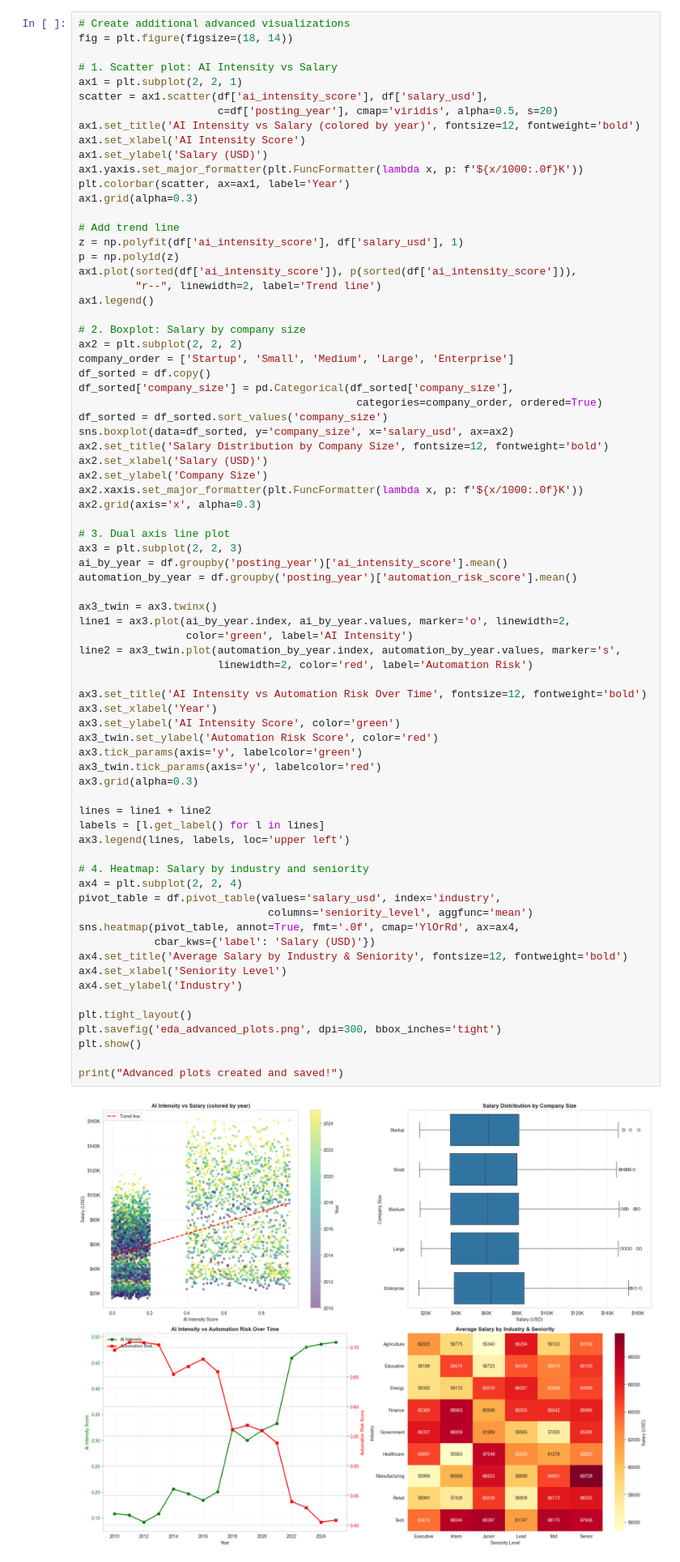
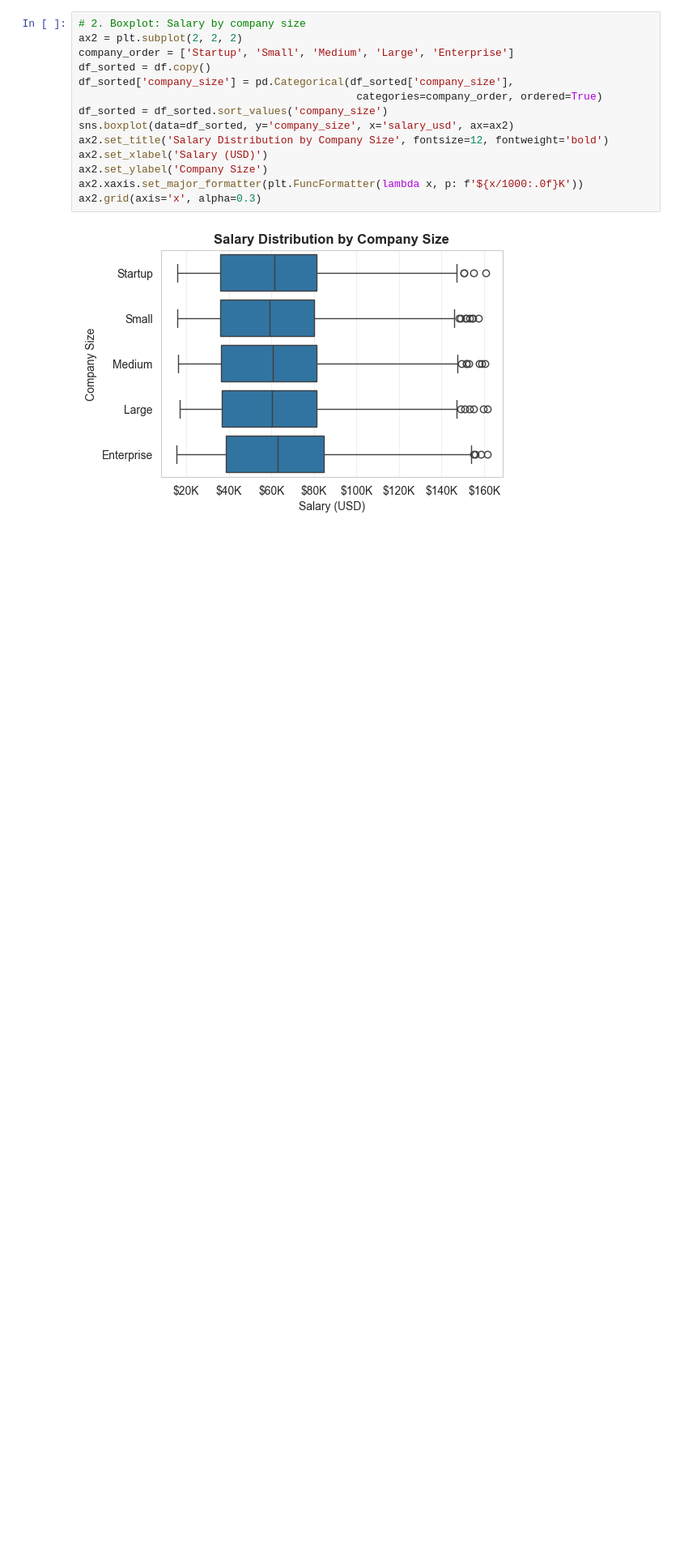
Before and after one commit to singhan14/global-ai-job-impact, a Jupyter notebook: notebooks/Complete_EDA_Analysis.ipynb, the cells around one changed output. Shown at 81% size. Cells and saved outputs as stored; diff of their text form; blank space fills up the shorter version.

```diff
--- a/notebooks/Complete_EDA_Analysis.ipynb
+++ b/notebooks/Complete_EDA_Analysis.ipynb
@@ -1321,76 +1574,16 @@ Main dashboard created and saved!
 # %%
-# Create additional advanced visualizations
-fig = plt.figure(figsize=(18, 14))
-
-# 1. Scatter plot: AI Intensity vs Salary
-ax1 = plt.subplot(2, 2, 1)
-scatter = ax1.scatter(df['ai_intensity_score'], df['salary_usd'],
-                      c=df['posting_year'], cmap='viridis', alpha=0.5, s=20)
-ax1.set_title('AI Intensity vs Salary (colored by year)', fontsize=12, fontweight='bold')
-ax1.set_xlabel('AI Intensity Score')
-ax1.set_ylabel('Salary (USD)')
-ax1.yaxis.set_major_formatter(plt.FuncFormatter(lambda x, p: f'${x/1000:.0f}K'))
-plt.colorbar(scatter, ax=ax1, label='Year')
-ax1.grid(alpha=0.3)
-
-# Add trend line
-z = np.polyfit(df['ai_intensity_score'], df['salary_usd'], 1)
-p = np.poly1d(z)
-ax1.plot(sorted(df['ai_intensity_score']), p(sorted(df['ai_intensity_score'])),
-         "r--", linewidth=2, label='Trend line')
-ax1.legend()
-
 # 2. Boxplot: Salary by company size
 ax2 = plt.subplot(2, 2, 2)
 company_order = ['Startup', 'Small', 'Medium', 'Large', 'Enterprise']
 df_sorted = df.copy()
 df_sorted['company_size'] = pd.Categorical(df_sorted['company_size'],
                                             categories=company_order, ordered=True)
 df_sorted = df_sorted.sort_values('company_size')
 sns.boxplot(data=df_sorted, y='company_size', x='salary_usd', ax=ax2)
 ax2.set_title('Salary Distribution by Company Size', fontsize=12, fontweight='bold')
 ax2.set_xlabel('Salary (USD)')
 ax2.set_ylabel('Company Size')
 ax2.xaxis.set_major_formatter(plt.FuncFormatter(lambda x, p: f'${x/1000:.0f}K'))
 ax2.grid(axis='x', alpha=0.3)
-
-# 3. Dual axis line plot
-ax3 = plt.subplot(2, 2, 3)
-ai_by_year = df.groupby('posting_year')['ai_intensity_score'].mean()
-automation_by_year = df.groupby('posting_year')['automation_risk_score'].mean()
-
-ax3_twin = ax3.twinx()
-line1 = ax3.plot(ai_by_year.index, ai_by_year.values, marker='o', linewidth=2,
-                 color='green', label='AI Intensity')
-line2 = ax3_twin.plot(automation_by_year.index, automation_by_year.values, marker='s',
-                      linewidth=2, color='red', label='Automation Risk')
-
-ax3.set_title('AI Intensity vs Automation Risk Over Time', fontsize=12, fontweight='bold')
-ax3.set_xlabel('Year')
-ax3.set_ylabel('AI Intensity Score', color='green')
-ax3_twin.set_ylabel('Automation Risk Score', color='red')
-ax3.tick_params(axis='y', labelcolor='green')
-ax3_twin.tick_params(axis='y', labelcolor='red')
-ax3.grid(alpha=0.3)
-
-lines = line1 + line2
-labels = [l.get_label() for l in lines]
-ax3.legend(lines, labels, loc='upper left')
-
-# 4. Heatmap: Salary by industry and seniority
-ax4 = plt.subplot(2, 2, 4)
-pivot_table = df.pivot_table(values='salary_usd', index='industry',
-                              columns='seniority_level', aggfunc='mean')
-sns.heatmap(pivot_table, annot=True, fmt='.0f', cmap='YlOrRd', ax=ax4,
-            cbar_kws={'label': 'Salary (USD)'})
-ax4.set_title('Average Salary by Industry & Seniority', fontsize=12, fontweight='bold')
-ax4.set_xlabel('Seniority Level')
-ax4.set_ylabel('Industry')
-
-plt.tight_layout()
-plt.savefig('eda_advanced_plots.png', dpi=300, bbox_inches='tight')
-plt.show()
-
-print("Advanced plots created and saved!")
 # %% [output]
-[figure, old version]
+[figure, new version]
```
Also changed, not shown: parts of 55 cells of this notebook, 1 other file.
